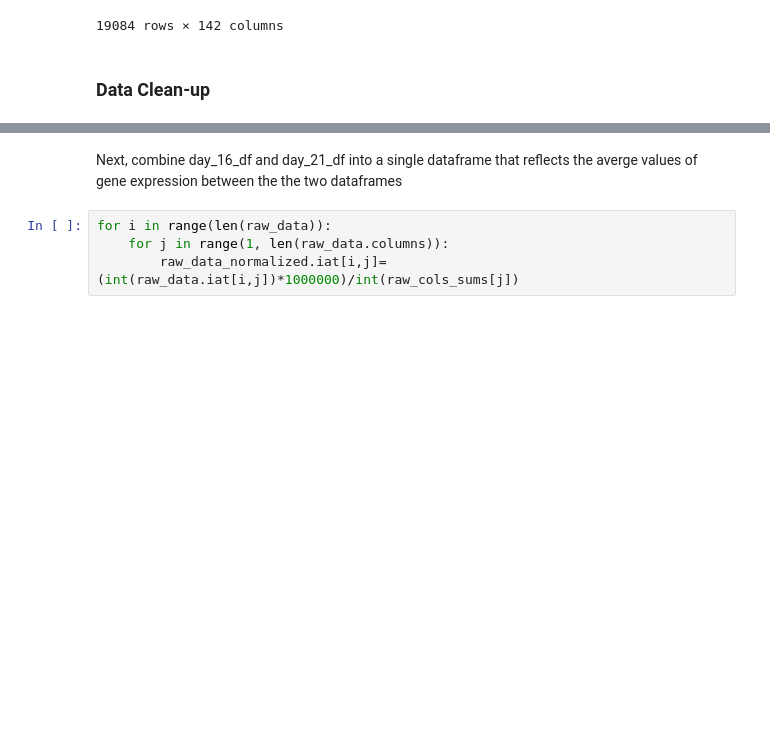
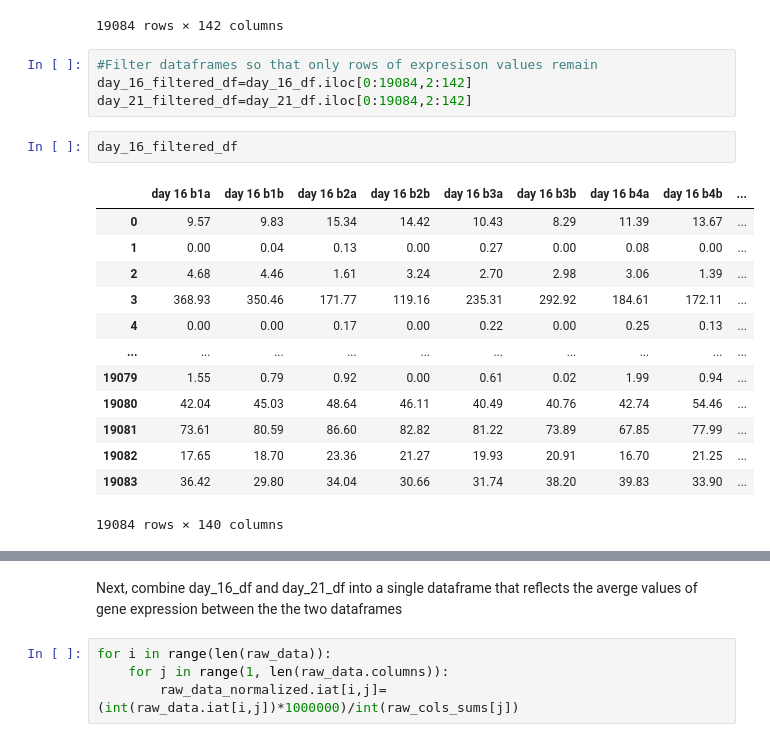
Before and after one commit to Daniela-q-m/Machine-Learning-Course-Projects, a Jupyter notebook: Final_Project_Neurotoxicity_Prediction/Neurotoxicity_Analysis_RNA_seq_ML.ipynb, the cells around one changed output, grey strips where cells are left out. Cells and saved outputs as stored; diff of their text form; blank space fills up the shorter version.

Commit message:
Formatting Data

```diff
--- a/Final_Project_Neurotoxicity_Prediction/Neurotoxicity_Analysis_RNA_seq_ML.ipynb
+++ b/Final_Project_Neurotoxicity_Prediction/Neurotoxicity_Analysis_RNA_seq_ML.ipynb
@@ -59,5 +59,23 @@ day_16_df
 | 19082 | ZZEF1 | NM_015113.1 | 17.65 | 18.70 | 23.36 | 21.27 | 19.93 | 20.91 | ... |
 | 19083 | ZZZ3 | NM_015534.1 | 36.42 | 29.80 | 34.04 | 30.66 | 31.74 | 38.20 | ... |
 19084 rows × 142 columns
-# %% [markdown]
-### Data Clean-up
+# %%
+#Filter dataframes so that only rows of expresison values remain
+day_16_filtered_df=day_16_df.iloc[0:19084,2:142]
+day_21_filtered_df=day_21_df.iloc[0:19084,2:142]
+# %%
+day_16_filtered_df
+# %% [output]
+|  | day 16 b1a | day 16 b1b | day 16 b2a | day 16 b2b | day 16 b3a | day 16 b3b | day 16 b4a | day 16 b4b | ... |
+| 0 | 9.57 | 9.83 | 15.34 | 14.42 | 10.43 | 8.29 | 11.39 | 13.67 | ... |
+| 1 | 0.00 | 0.04 | 0.13 | 0.00 | 0.27 | 0.00 | 0.08 | 0.00 | ... |
+| 2 | 4.68 | 4.46 | 1.61 | 3.24 | 2.70 | 2.98 | 3.06 | 1.39 | ... |
+| 3 | 368.93 | 350.46 | 171.77 | 119.16 | 235.31 | 292.92 | 184.61 | 172.11 | ... |
+| 4 | 0.00 | 0.00 | 0.17 | 0.00 | 0.22 | 0.00 | 0.25 | 0.13 | ... |
+| ... | ... | ... | ... | ... | ... | ... | ... | ... | ... |
+| 19079 | 1.55 | 0.79 | 0.92 | 0.00 | 0.61 | 0.02 | 1.99 | 0.94 | ... |
+| 19080 | 42.04 | 45.03 | 48.64 | 46.11 | 40.49 | 40.76 | 42.74 | 54.46 | ... |
+| 19081 | 73.61 | 80.59 | 86.60 | 82.82 | 81.22 | 73.89 | 67.85 | 77.99 | ... |
+| 19082 | 17.65 | 18.70 | 23.36 | 21.27 | 19.93 | 20.91 | 16.70 | 21.25 | ... |
+| 19083 | 36.42 | 29.80 | 34.04 | 30.66 | 31.74 | 38.20 | 39.83 | 33.90 | ... |
+19084 rows × 140 columns
```
Also changed, not shown: parts of 5 cells of this notebook.
